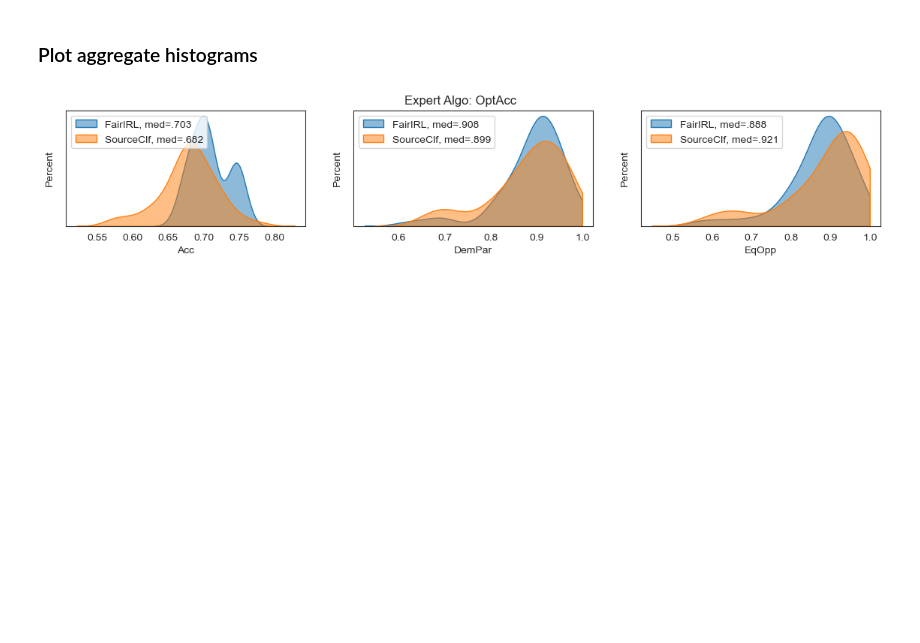
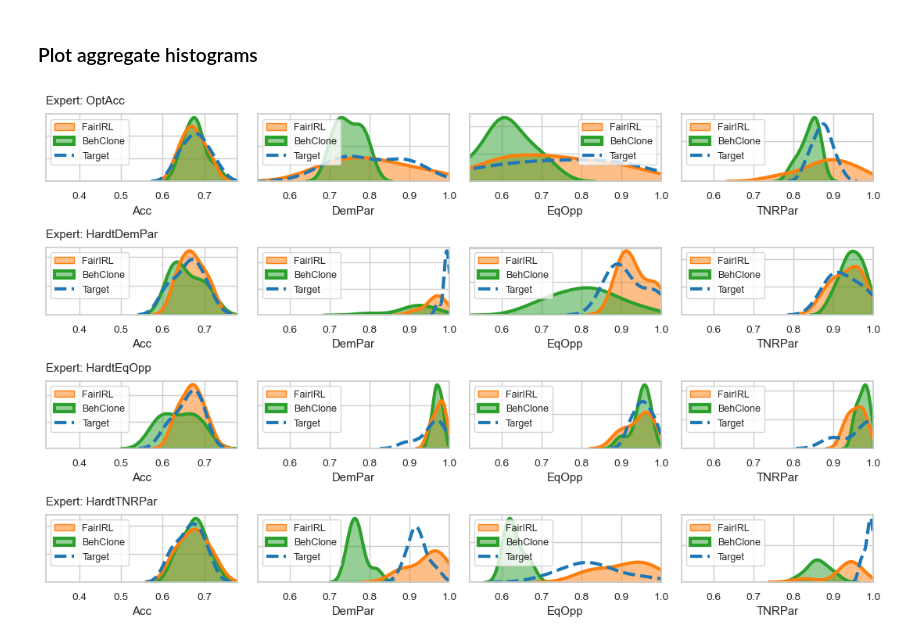
Before and after one commit to jackblandin/research, a Jupyter notebook: experiments/irl/FairIRL for Distribution Shift.ipynb, the cells around one changed output. Drawn from its saved outputs; the diff is of its cells as text; code cells hidden in the pictures; blank space fills up the shorter version.

```diff
--- a/experiments/irl/FairIRL for Distribution Shift.ipynb
+++ b/experiments/irl/FairIRL for Distribution Shift.ipynb
@@ -1235,15 +1555,16 @@ def pariwise_pivots(results_df, expert_algo):
     piv = medians.pivot(index=['DATASET', 'TARGET_DATASET'], columns=['METHOD', 'METRIC_NAME'], values=['METRIC_VALUE']).reset_index()
     return piv
 # %%
-df = load_experiment_data(path_prefix, min_exp_timestamp='2023-07-12 00:05:00')
+# df = load_experiment_data(path_prefix, min_exp_timestamp='2023-12-05 00:05:00')
+df = load_experiment_data(path_prefix, min_exp_timestamp='2024-01-06 12:30:00')
 # %% [markdown]
 ### Show state-state pairwise results
 # %%
-for expert_algo in ['OptAcc', 'HardtDemPar', 'HardtEqOpp']:
+for expert_algo in ['OptAcc', 'HardtDemPar', 'HardtEqOpp', 'HardtTNRPar']:
     piv = pariwise_pivots(df, expert_algo)
     title = f"Expert Algo: {expert_algo}"
     print(f"{title}\n{'-'*len(title)}")
-    display(piv)
+    display(piv.round(3))
     print('\n\n')
 # %% [output]
 Expert Algo: OptAcc
@@ -1312,30 +1618,84 @@ Expert Algo: HardtEqOpp
 # %% [markdown]
 ### Plot aggregate histograms
 # %%
-sns.set_style('white')
+sns.set_style('darkgrid')
+sns.set(font_scale=.9)
+plt.rc('legend', fontsize=9)    # legend fontsize
+sns.set_style('whitegrid')
 
+expert_algos = [
+    'OptAcc',
+    'HardtDemPar',
+    'HardtEqOpp',
+    'HardtTNRPar',
+]
 
-for expert_algo_i, expert_algo in enumerate(['OptAcc', 'HardtDemPar', 'HardtEqOpp']):
+perf_measures = [
+        'Acc',
+        'DemPar',
+        'EqOpp',
+        'TNRPar',
+]
 
-    fig, axes = plt.subplots(1, 3, figsize=(14, 2))
+fig, axes = plt.subplots(len(expert_algos), len(perf_measures), figsize=(11, 7))
 
-    for measure_i, measure in enumerate(['Acc', 'DemPar', 'EqOpp']):
-        ax = axes[measure_i]
+for expert_algo_i, expert_algo in enumerate(expert_algos):
+
+    for measure_i, measure in enumerate(perf_measures):
+        ax = axes[expert_algo_i][measure_i]
         piv = pariwise_pivots(df, expert_algo)
+
+#         source_clf = piv['METRIC_VALUE']['SourceClassifier'][measure]
+# #         source_clf_lbl = f"Source, med={str(np.round(source_clf.median(), 3))[1:]}"
+#         source_clf_lbl = "Source"
+#         sns.kdeplot(source_clf, ax=ax, label=source_clf_lbl, fill=True, alpha=.2, clip=[0, 1], color=cp[0])
+#         sns.kdeplot(source_clf, ax=ax, label=None, fill=False, alpha=1, clip=[0, 1], color=cp[0])
+
         fair_irl = piv['METRIC_VALUE']['FairIRL'][measure]
-        source_clf = piv['METRIC_VALUE']['SourceClassifier'][measure]
-        fair_irl_lbl = f"FairIRL, med={str(np.round(fair_irl.median(), 3))[1:]}"
-        source_clf_lbl = f"SourceClf, med={str(np.round(source_clf.median(), 3))[1:]}"
-        sns.kdeplot(fair_irl, ax=ax, label=fair_irl_lbl, fill=True, alpha=.5, clip=[0, 1])
-        sns.kdeplot(source_clf, ax=ax, label=source_clf_lbl, fill=True, alpha=.5, clip=[0, 1])
+#         fair_irl_lbl = f"FairIRL, med: {str(np.round(fair_irl.median(), 3))[1:]}, mean: {str(np.round(fair_irl.mean(), 3))[1:]}"
+        fair_irl_lbl = "FairIRL"
+        sns.kdeplot(fair_irl, ax=ax, label=fair_irl_lbl, fill=True,  alpha=.5, clip=[0, 1], color=cp[1])
+        sns.kdeplot(fair_irl, ax=ax, label=None, fill=False, alpha=1, clip=[0, 1], color=cp[1], lw=3) # Plot just line
+
+        beh_clone = piv['METRIC_VALUE']['BehaviorCloning'][measure]
+        beh_clone_lbl = f"BehClone, med: {str(np.round(beh_clone.median(), 3))[1:]}, mean: {str(np.round(beh_clone.mean(), 3))[1:]}"
+        beh_clone_lbl = "BehClone"
+        sns.kdeplot(beh_clone, ax=ax, label=beh_clone_lbl, fill=True, alpha=.5, clip=[0, 1], color=cp[2], lw=3)
+
+        clf_on_test = piv['METRIC_VALUE']['ClassifierTrainedOnTest'][measure]
+#         clf_on_test_lbl = f"Target, med: {str(np.round(clf_on_test.median(), 3))[1:]}, mean: {str(np.round(clf_on_test.mean(), 3))[1:]}"
+        clf_on_test_lbl = "Target"
+#         sns.kdeplot(clf_on_test, ax=ax, label=clf_on_test_lbl, fill=True, alpha=.2, clip=[0, 1], color=cp[7], )
+        sns.kdeplot(clf_on_test, ax=ax, label=clf_on_test_lbl, fill=False, alpha=1, clip=[0, 1], color=cp[0], ls='--', lw=3)
+
         ax.set_xlabel(measure)
-        ax.set_ylabel('Percent')
         ax.set_yticklabels([])
-        ax.legend(loc='upper left')
+
+        ax.set_ylabel(None)
+
+        if measure_i == 0:
+            ax.set_title(f"Expert: {expert_algo}", loc='left', y=1.05)
+        if measure == 'Acc':
+            ax.legend(loc='best')
+            ax.set_xlim([.32, .78])
+        if measure == 'DemPar':
+            ax.legend(loc='best')
+            ax.set_xlim([.52, 1])
+            ax.set_ylabel(None)
+        if measure == 'EqOpp':
+            ax.legend(loc='best')
+            ax.set_xlim([.52, 1])
+            ax.set_ylabel(None)
+        if measure == 'TNRPar':
+            ax.legend(loc='best')
+            ax.set_xlim([.52, 1])
+            ax.set_ylabel(None)
+
         pass
 
-    plt.suptitle(f"Expert Algo: {expert_algo}")
+    plt.tight_layout()
+#     plt.subplots_adjust(wspace=.05)
 
 pass
 # %% [output]
-[figure, old version]
+[figure, new version]
```
Also changed, not shown: parts of 9 cells of this notebook, 10 other files.
